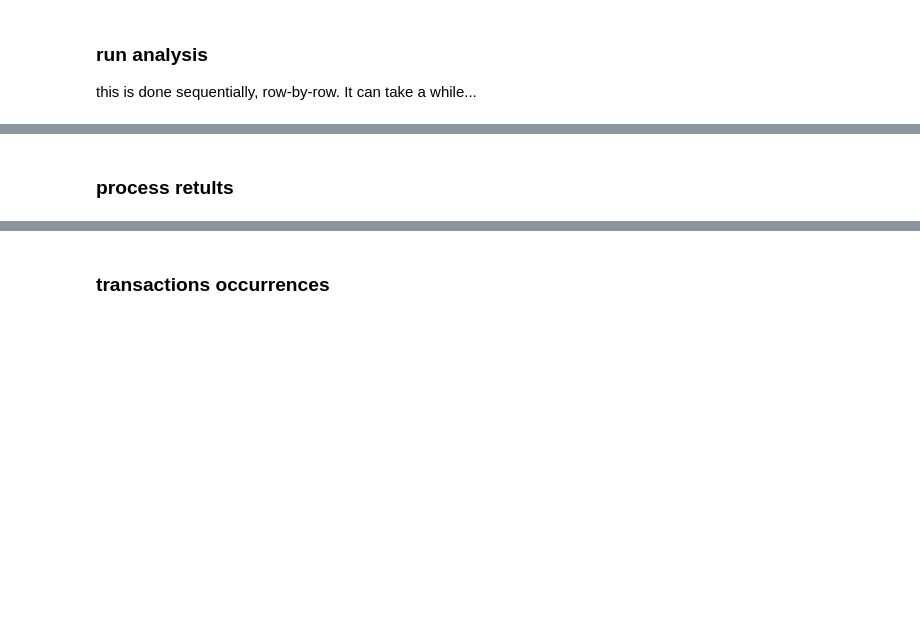
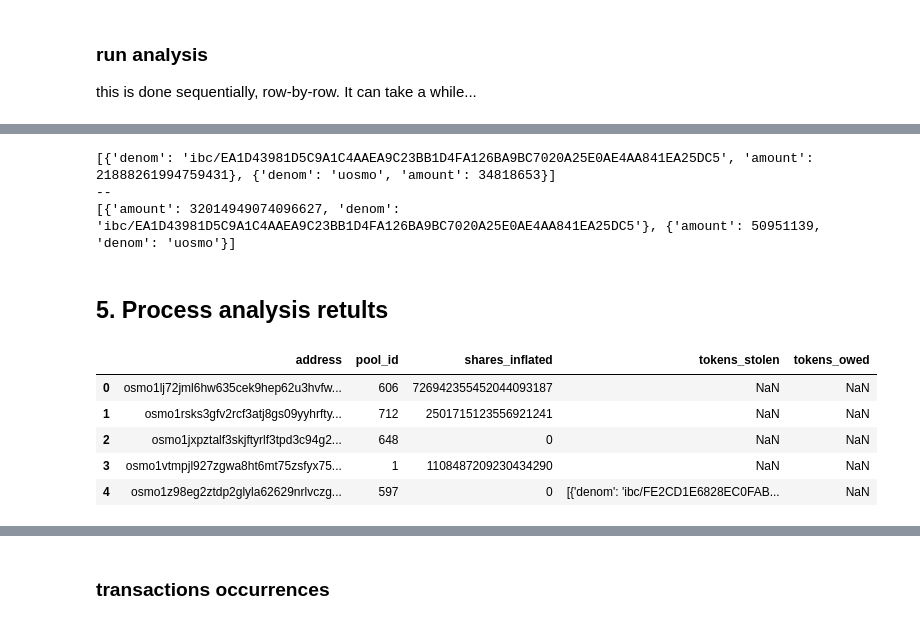
Before and after one commit to niccoloraspa/osmosis-halt-data, a Jupyter notebook: transactions.ipynb, the cells around one changed output, grey strips where cells are left out. Drawn from its saved outputs; the diff is of its cells as text; code cells hidden in the pictures; blank space fills up the shorter version.

```diff
--- a/transactions.ipynb
+++ b/transactions.ipynb
@@ -538,7 +546,12 @@ def apply_tx(tx, proper_pools, corrupted_pools, affected_wallets):
                    affected_wallets[addr][pool_id]["tokens_owed"] = diff
             else:
                 # add entry for stolen amount
-                affected_wallets[addr][pool_id]["tokens_stolen"] = sub_coins(tokens_out, correct_tokens_out)
+                try:
+                    affected_wallets[addr][pool_id]["tokens_stolen"] = sub_coins(tokens_out, correct_tokens_out)
+                except:
+                    # negative amounts? print out exception, so we can investigate
+                    print("found exception for tx: {}, exploit exit results in less coin than what owed [{}, {}]".format(tx.txhash, correct_tokens_out, shares_valid_amt))
+                    # we assume no tokens stolen, but give no credit
         else:
             # this exit does not happen after a v9 join, so the account is possibly due a refund
             shares_valid_amt = shares_burned["amount"]
@@ -594,7 +607,7 @@ corrected_pools_history = list()
 affected_wallets = dict()
 proper_pools = initial_pools_data
 corrupted_pools = deepcopy(initial_pools_data) # this is to compare with onchain data for consistency
-print("processing block:", UPGRADE_HEIGHT, "remaining:", "{:5d}".format(HALT_HEIGHT - UPGRADE_HEIGHT), end='\r')
+## print("processing block:", UPGRADE_HEIGHT, "remaining:", "{:5d}".format(HALT_HEIGHT - UPGRADE_HEIGHT), end='\r')
 last_index = len(df) - 1
 for index, tx in df.iterrows():
     # apply tx to update data structures
@@ -604,14 +617,13 @@ for index, tx in df.iterrows():
     if index == last_index:
         print("\ndone")
         continue # skip rest of the code as it would not be valid for the last element
-    next_height = int(df.loc[index+1]["height"])
-    if curr_height < next_height:
+    ## next_height = int(df.loc[index+1]["height"])
+    ## if curr_height < next_height: # disabled to speedup computation
         # next tx is in a new block, finalize pools for this height
-        print("processing block:", next_height, "remaining:", "{:5d}".format(HALT_HEIGHT - next_height), end='\r')
-        corrected_pools_history.append(deepcopy(proper_pools))
+        ## print("processing block:", next_height, "remaining:", "{:5d}".format(HALT_HEIGHT - next_height), end='\r')
+        ## corrected_pools_history.append(deepcopy(proper_pools))
         # perform sanity check of "corrupted" pools state against onchain data
-        # (this check could be disabled to speedup computation)
-        onchain_pools_data = get_onchain_pool_data(curr_height)
-        if onchain_pools_data != corrupted_pools:
-            raise Exception("inconsistency found between simulated and onchain data for pools at height {}".format(curr_height))
+        ## onchain_pools_data = get_onchain_pool_data(curr_height)
+        ## if onchain_pools_data != corrupted_pools:
+        ##     raise Exception("inconsistency found between simulated and onchain data for pools at height {}".format(curr_height))
 # %% [output]
@@ -618,0 +636,14 @@ processing block: 4709427 remaining:  3637
+# %%
+addr = tx["sender"]
+pool_id = int(tx["poolId"])
+tokens_out = [parse_token_str(t) for t in tx["tokensOut"].split(",")]
+shares_burned = parse_token_str(tx["tokensIn"])
+shares_valid_amt = shares_burned["amount"]
+correct_tokens_out = burn_shares(proper_pools[pool_id], 2856057366418290176)
+print(correct_tokens_out)
+print("--")
+print(tokens_out)
+# %% [output]
+[{'denom': 'ibc/EA1D43981D5C9A1C4AAEA9C23BB1D4FA126BA9BC7020A25E0AE4AA841EA25DC5', 'amount': 21888261994759431}, {'denom': 'uosmo', 'amount': 34818653}]
+--
+[{'amount': 32014949074096627, 'denom': 'ibc/EA1D43981D5C9A1C4AAEA9C23BB1D4FA126BA9BC7020A25E0AE4AA841EA25DC5'}, {'amount': 50951139, 'denom': 'uosmo'}]
@@ -619,5 +657,21 @@ processing block: 4709427 remaining:  3637
 # %% [markdown]
-### process retults
+## 5. Process analysis retults
+# %%
+# generate pandas DataFrame
+addrpool_df = pd.DataFrame.from_dict([[addr, pool_id, pool_data] for addr, addr_pools in affected_wallets.items() for pool_id, pool_data in addr_pools.items()])
+addrpool_df.columns = ["address", "pool_id", "pool_data"]
+
+# expand pool data
+addrpool_df = addrpool_df.join(pd.json_normalize(addrpool_df["pool_data"])[["shares_inflated", "tokens_stolen", "tokens_owed"]]).drop(columns=["pool_data"])
+
+addrpool_df.head()
+# %% [output]
+|  | address | pool_id | shares_inflated | tokens_stolen | tokens_owed |
+| 0 | osmo1lj72jml6hw635cek9hep62u3hvfw... | 606 | 726942355452044093187 | NaN | NaN |
+| 1 | osmo1rsks3gfv2rcf3atj8gs09yyhrfty... | 712 | 2501715123556921241 | NaN | NaN |
+| 2 | osmo1jxpztalf3skjftyrlf3tpd3c94g2... | 648 | 0 | NaN | NaN |
+| 3 | osmo1vtmpjl927zgwa8ht6mt75zsfyx75... | 1 | 1108487209230434290 | NaN | NaN |
+| 4 | osmo1z98eg2ztdp2glyla62629nrlvczg... | 597 | 0 | [{'denom': 'ibc/FE2CD1E6828EC0FAB... | NaN |
 # %%
 def token_to_str(tokens_list):
     if type(tokens_list) is not list:
```
Also changed, not shown: parts of 19 cells of this notebook, 3 other files.
